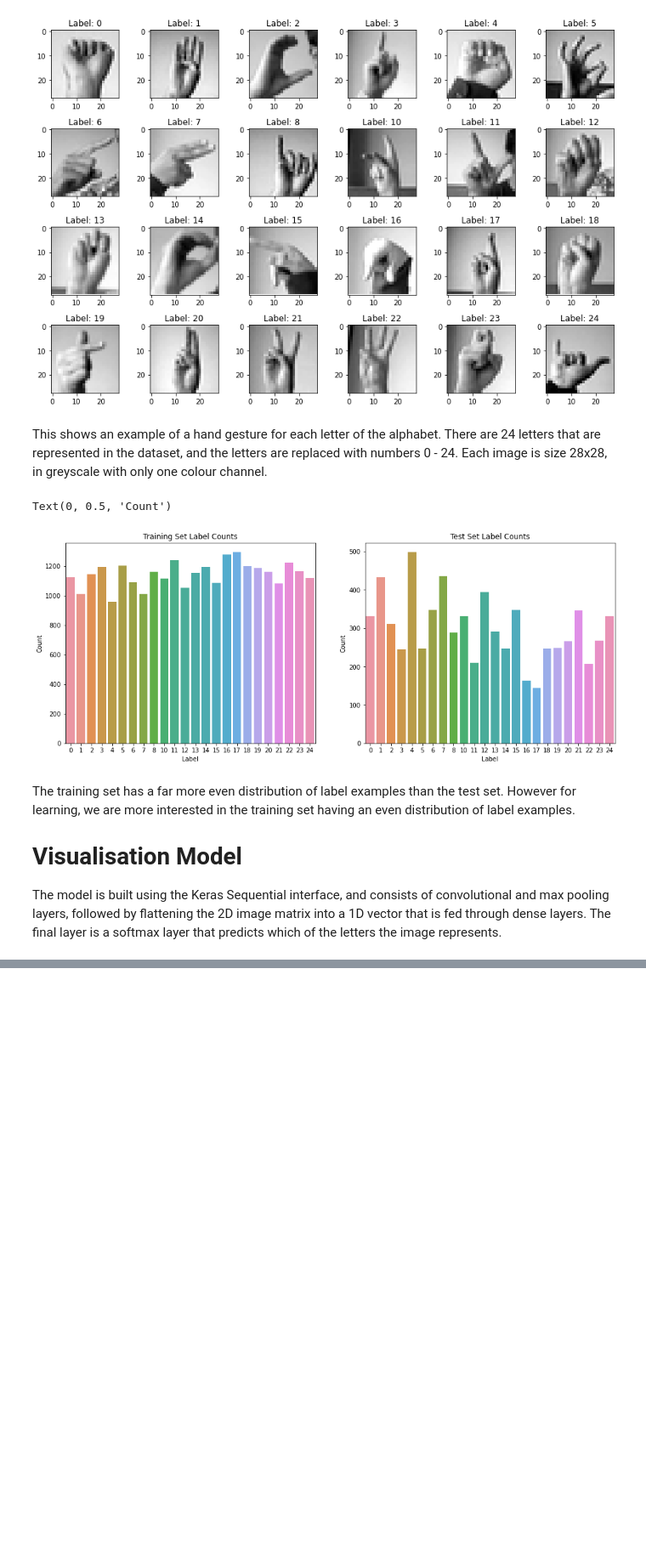
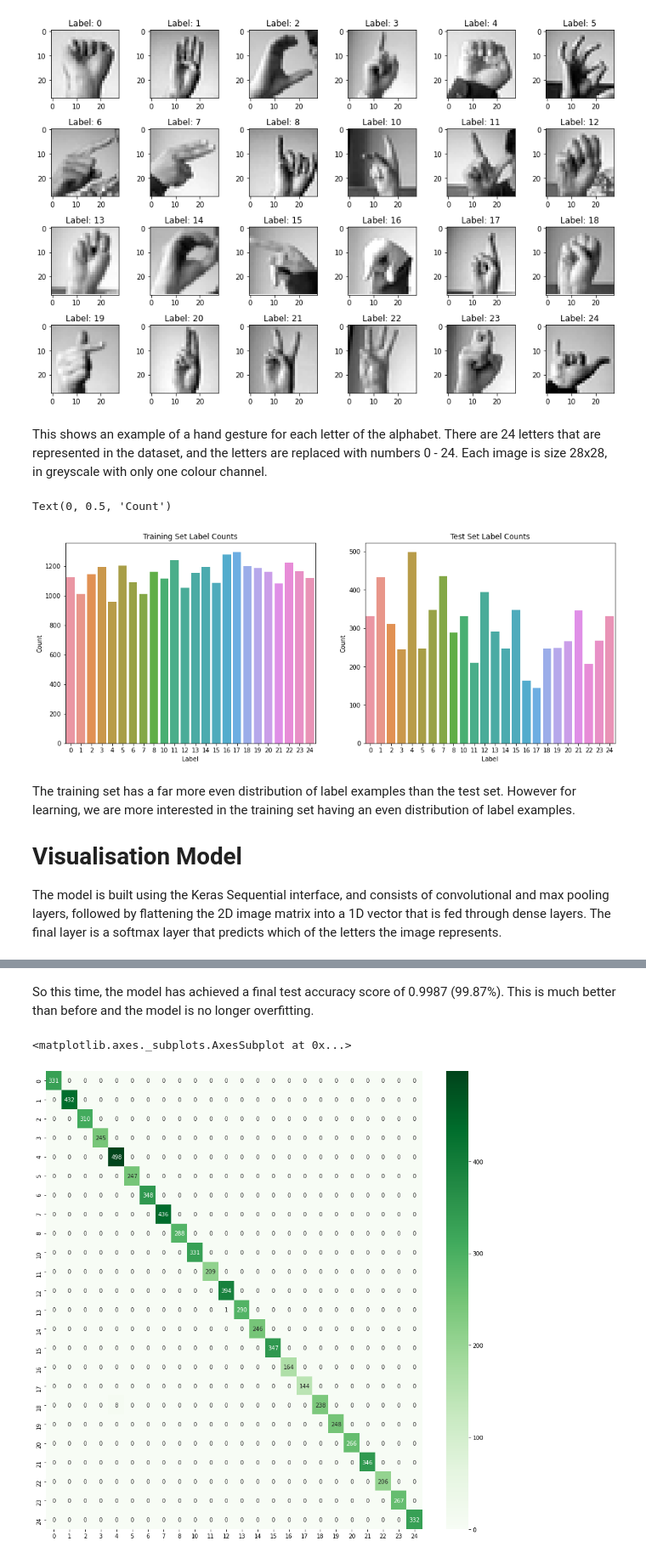
Before and after one commit to avcordaro/data-science-independent-projects, a Jupyter notebook: recognising-sign-language-hand-gestures/recognising-sign-language-hand-gestures.ipynb, the cells around one changed output, grey strips where cells are left out. Shown: that part at 85% size. Cells and saved outputs as stored; diff of their text form; code cells hidden in the pictures; blank space fills up the shorter version.

Commit message:
Updated notebook with improved model.

```diff
--- a/recognising-sign-language-hand-gestures/recognising-sign-language-hand-gestures.ipynb
+++ b/recognising-sign-language-hand-gestures/recognising-sign-language-hand-gestures.ipynb
@@ -178,0 +181,8 @@ There is definitely a case of overfitting here as the final training accuracy is
+# %%
+train_gen = ImageDataGenerator(
+        rotation_range=10,
+        zoom_range = 0.1,
+        width_shift_range=0.1,
+        height_shift_range=0.1)
+
+train_gen.fit(x_train)
@@ -178,0 +191,26 @@ There is definitely a case of overfitting here as the final training accuracy is
+# %%
+model = Sequential()
+
+model.add(Conv2D(75 ,(3,3), padding='same', activation='relu', input_shape=(28,28,1)))
+model.add(MaxPool2D((2,2), strides=2, padding='same'))
+model.add(Dropout(0.2))
+model.add(BatchNormalization())
+model.add(Conv2D(50 ,(3,3), padding='same', activation='relu'))
+model.add(MaxPool2D((2,2), strides=2, padding='same'))
+model.add(Dropout(0.2))
+model.add(BatchNormalization())
+model.add(Conv2D(25 ,(3,3), padding='same', activation='relu'))
+model.add(MaxPool2D((2,2), strides=2, padding='same'))
+model.add(Dropout(0.2))
+model.add(BatchNormalization())
+model.add(Flatten())
+model.add(Dense(units=256, activation='relu'))
+model.add(BatchNormalization())
+model.add(Dropout(0.5))
+model.add(Dense(units=128, activation='relu'))
+model.add(BatchNormalization())
+model.add(Dropout(0.5))
+model.add(Dense(units=25, activation='softmax'))
+
+model.compile(optimizer='adam', loss='sparse_categorical_crossentropy', metrics=['accuracy'])
+model.summary()
@@ -178,0 +235,2 @@ There is definitely a case of overfitting here as the final training accuracy is
+# %%
+history = model.fit(train_gen.flow(x_train, y_train, batch_size=32), epochs=20, validation_data=(x_test, y_test))
@@ -178,0 +255,2 @@ There is definitely a case of overfitting here as the final training accuracy is
+# %% [markdown]
+So this time, the model has achieved a final test accuracy score of 0.9987 (99.87%). This is much better than before and the model is no longer overfitting.
@@ -178,0 +259,9 @@ There is definitely a case of overfitting here as the final training accuracy is
+# %%
+y_pred = model.predict_classes(x_test)
+cm = confusion_matrix(y_test, y_pred, labels=[i for i in range(25) if i != 9])
+cm = pd.DataFrame(cm , index=[i for i in range(25) if i != 9] , columns=[i for i in range(25) if i != 9])
+plt.figure(figsize=(15,15))
+sns.heatmap(cm, cmap= "Greens", annot=True, fmt='')
+# %% [output]
+<matplotlib.axes._subplots.AxesSubplot at 0x...>
+[figure, added]
```
Also changed, not shown: parts of 13 cells of this notebook, 1 other file.
